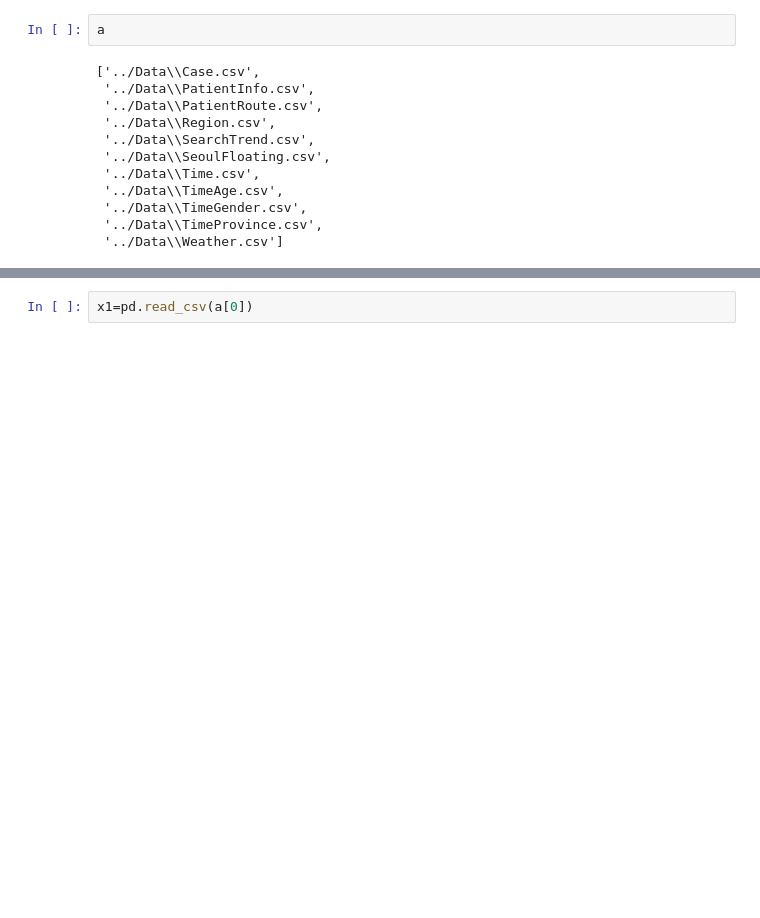
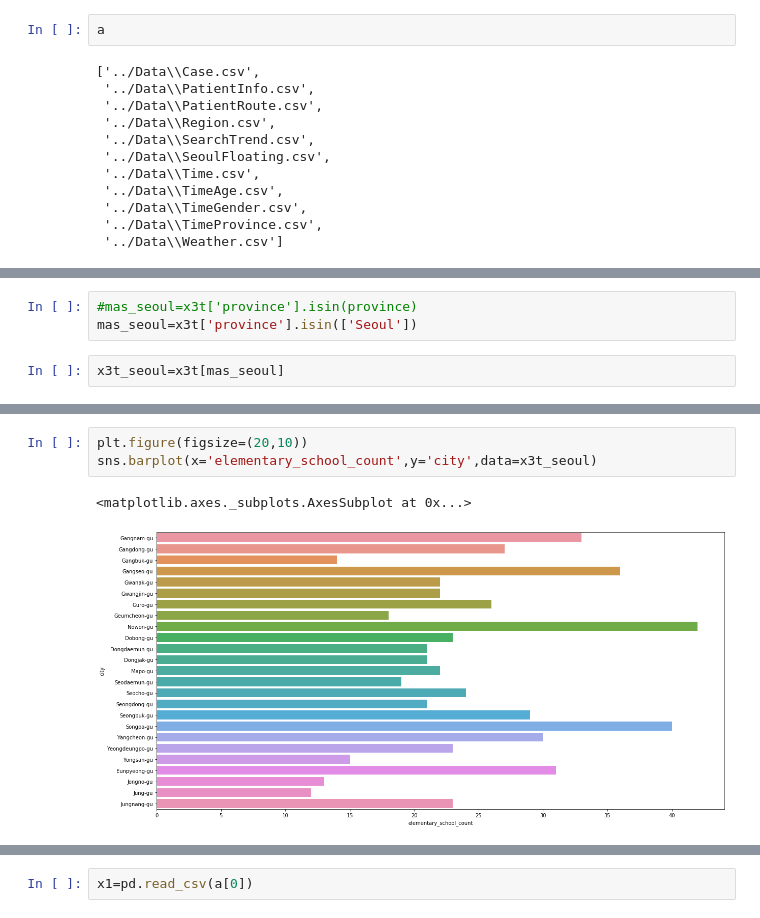
Before and after one commit to jglee087/Contest, a Jupyter notebook: DaconContest06/EDA/EDA.ipynb, the cells around one changed output, grey strips where cells are left out. Cells and saved outputs as stored; diff of their text form; blank space fills up the shorter version.

```diff
--- a/DaconContest06/EDA/EDA.ipynb
+++ b/DaconContest06/EDA/EDA.ipynb
@@ -23,0 +124,5 @@ a
+# %%
+#mas_seoul=x3t['province'].isin(province)
+mas_seoul=x3t['province'].isin(['Seoul'])
+# %%
+x3t_seoul=x3t[mas_seoul]
@@ -23,0 +138,6 @@ a
+# %%
+plt.figure(figsize=(20,10))
+sns.barplot(x='elementary_school_count',y='city',data=x3t_seoul)
+# %% [output]
+<matplotlib.axes._subplots.AxesSubplot at 0x...>
+[figure, added]
```
Also changed, not shown: parts of 39 cells of this notebook.
